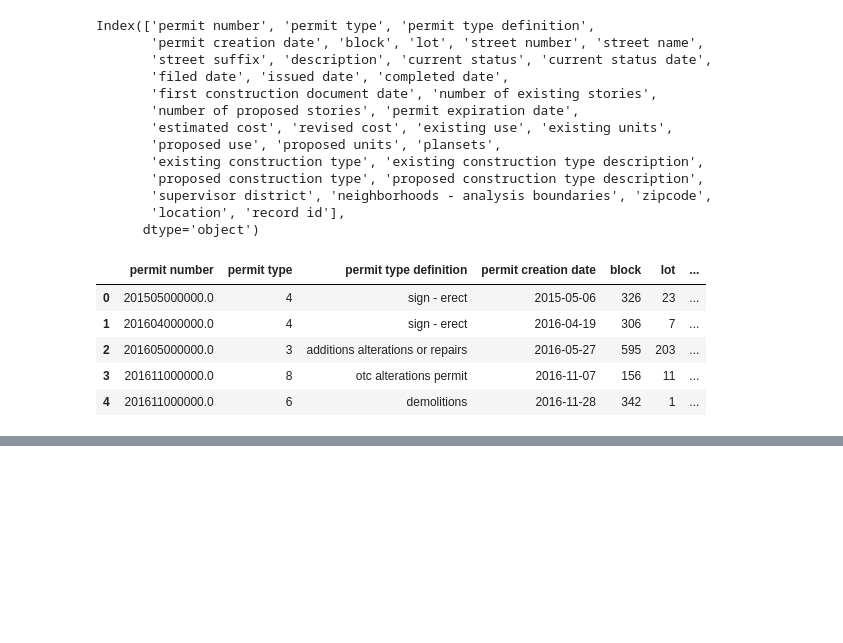
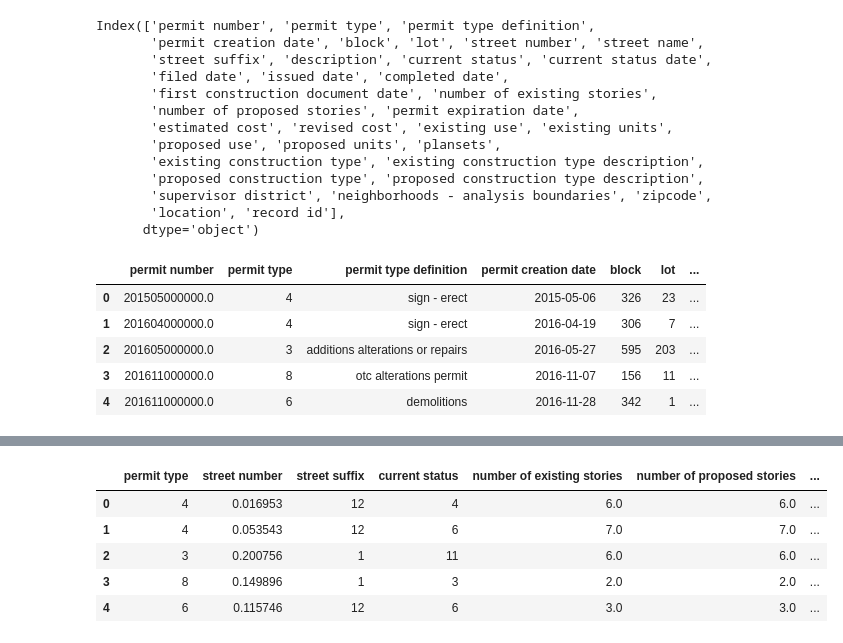
Before and after one commit to Data-Epic/gbotemi_bolarinwa, a Jupyter notebook: project-2/feature_engineering.ipynb, the cells around one changed output, grey strips where cells are left out. Drawn from its saved outputs; the diff is of its cells as text; code cells hidden in the pictures; blank space fills up the shorter version.

```diff
--- a/project-2/feature_engineering.ipynb
+++ b/project-2/feature_engineering.ipynb
@@ -193,0 +235,5 @@ data.head()
+# %%
+#using a for loop encode obj_col with labelencoder
+for col in obj_cols:
+    le = LabelEncoder()
+    data[col] = le.fit_transform(data[col])
@@ -193,0 +249,5 @@ data.head()
+# %%
+# encode the datetime variables using toordinal()
+
+datetime_cols = data.select_dtypes("datetime").columns.to_list()
+datetime_cols
@@ -194 +262,15 @@ data.head()
+# %%
+for date in datetime_cols:
+    data[f"{date}_col"] = data[date].apply(lambda row: row.toordinal())
+# %%
+data = data.drop(columns=datetime_cols)
+# %%
+data.head()
+# %% [output]
+|  | permit type | street number | street suffix | current status | number of existing stories | number of proposed stories | ... |
+| 0 | 4 | 0.016953 | 12 | 4 | 6.0 | 6.0 | ... |
+| 1 | 4 | 0.053543 | 12 | 6 | 7.0 | 7.0 | ... |
+| 2 | 3 | 0.200756 | 1 | 11 | 6.0 | 6.0 | ... |
+| 3 | 8 | 0.149896 | 1 | 3 | 2.0 | 2.0 | ... |
+| 4 | 6 | 0.115746 | 12 | 6 | 3.0 | 3.0 | ... |
 # %%
```
Also changed, not shown: parts of 21 cells of this notebook, 1 other file.
